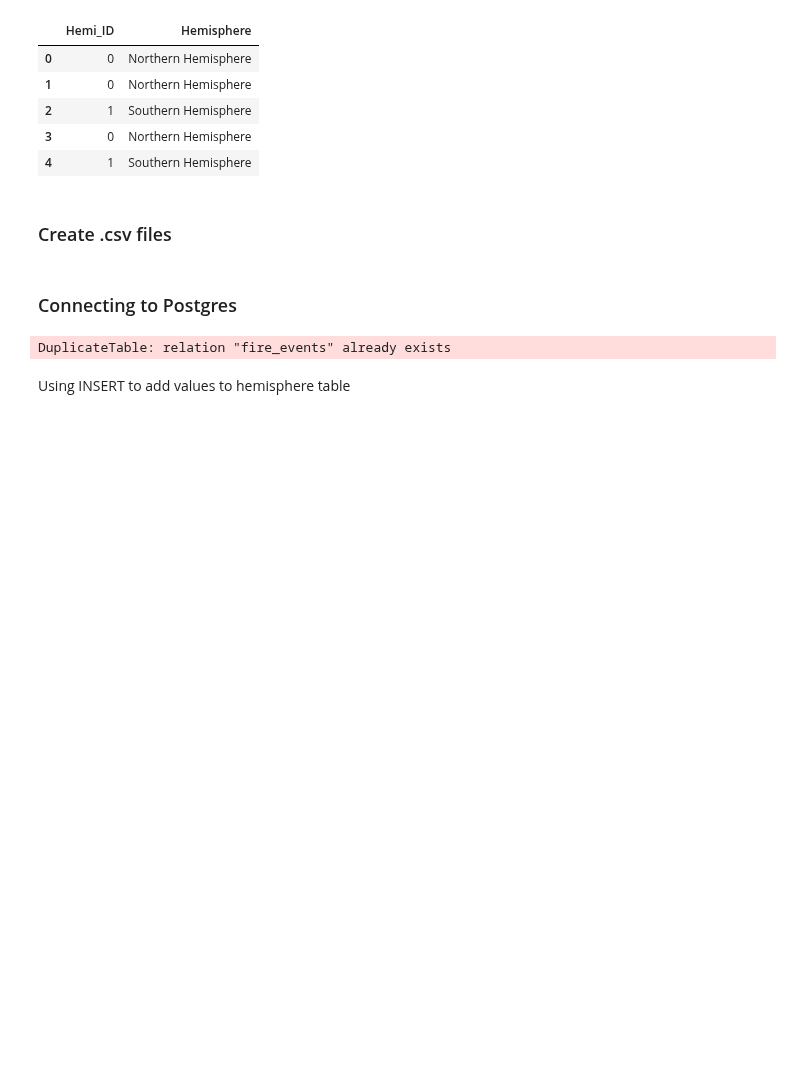
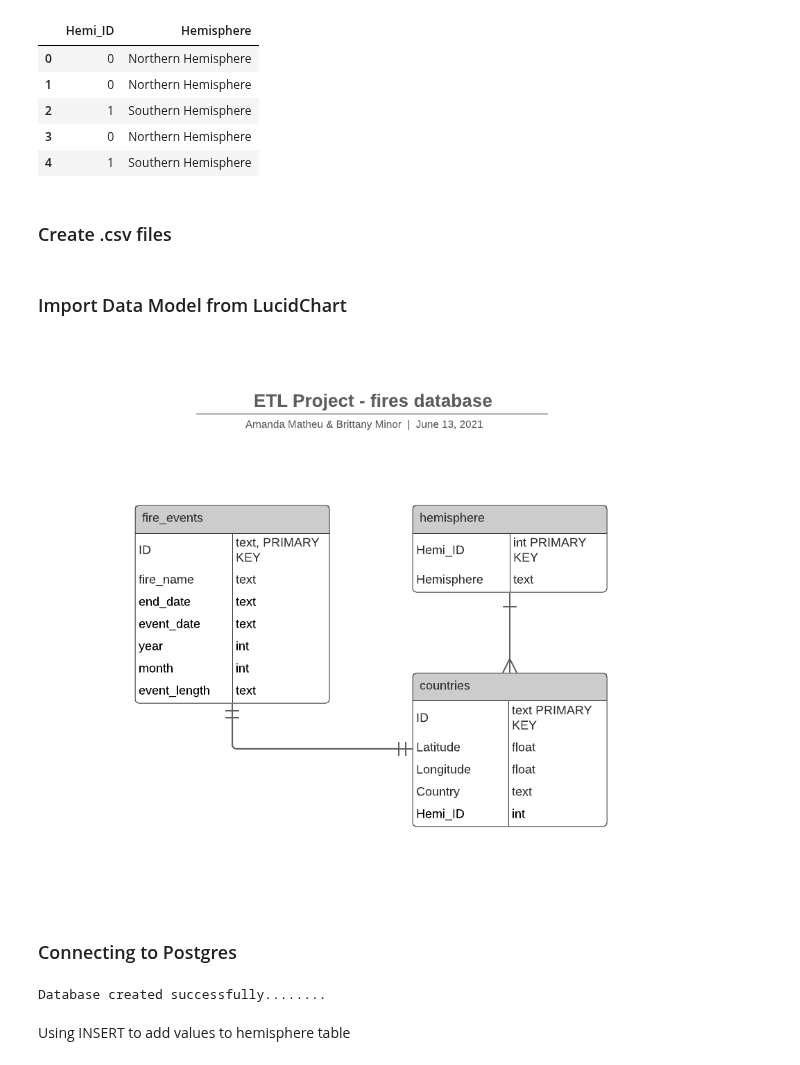
Before and after one commit to britt-emm/CGGroupProject, a Jupyter notebook: etl_Project.ipynb, the cells around one changed output. Saved outputs shown, nothing was run; the diff lists cells and outputs as text; code cells hidden in the pictures; blank space fills up the shorter version.

```diff
--- a/etl_Project.ipynb
+++ b/etl_Project.ipynb
@@ -192,6 +213,13 @@ country_subset.to_csv('fire_countries.csv', index=False)
 # %%
 # Hemisphere subset
 hemisphere_subset.to_csv('hemisphere.csv', index=False)
+# %% [markdown]
+### Import Data Model from LucidChart
+# %%
+from IPython.display import Image
+Image(filename='ETL_project.png')
+# %% [output]
+[figure, added]
 # %% [markdown]
 ### Connecting to Postgres
 # %%
@@ -201,10 +231,31 @@ import psycopg2
 
 # connecting to fires database
 
-conn = psycopg2.connect("host=localhost dbname=fires user=postgres password=XXXXX")
+#conn = psycopg2.connect("host=localhost dbname=fires user=postgres password=XXXXX")
 
+conn = psycopg2.connect(
+   database="postgres", user='postgres', password=june_password, host='localhost')
+conn.autocommit = True
+
+#Creating a cursor object using the cursor() method
 cur = conn.cursor()
+
+#Preparing query to create a database
+sql = '''CREATE database nasafires''';
+
+#Creating a database
+cur.execute(sql)
+print("Database created successfully........")
+
+#Closing the connection
+#conn.close()
+# %% [output]
+Database created successfully........
 # %%
+conn = psycopg2.connect(
+   database="nasafires", user='postgres', password=june_password, host='localhost')
+cur=conn.cursor()
+
 cur.execute("""
     CREATE TABLE fire_events(
     ID text PRIMARY KEY,
@@ -216,8 +267,6 @@ cur.execute("""
     event_length text
 )
 """)
-# %% [output]
-DuplicateTable: relation "fire_events" already exists
 # %%
 conn.commit()
 # %%
```
Also changed, not shown: parts of 15 cells of this notebook.
